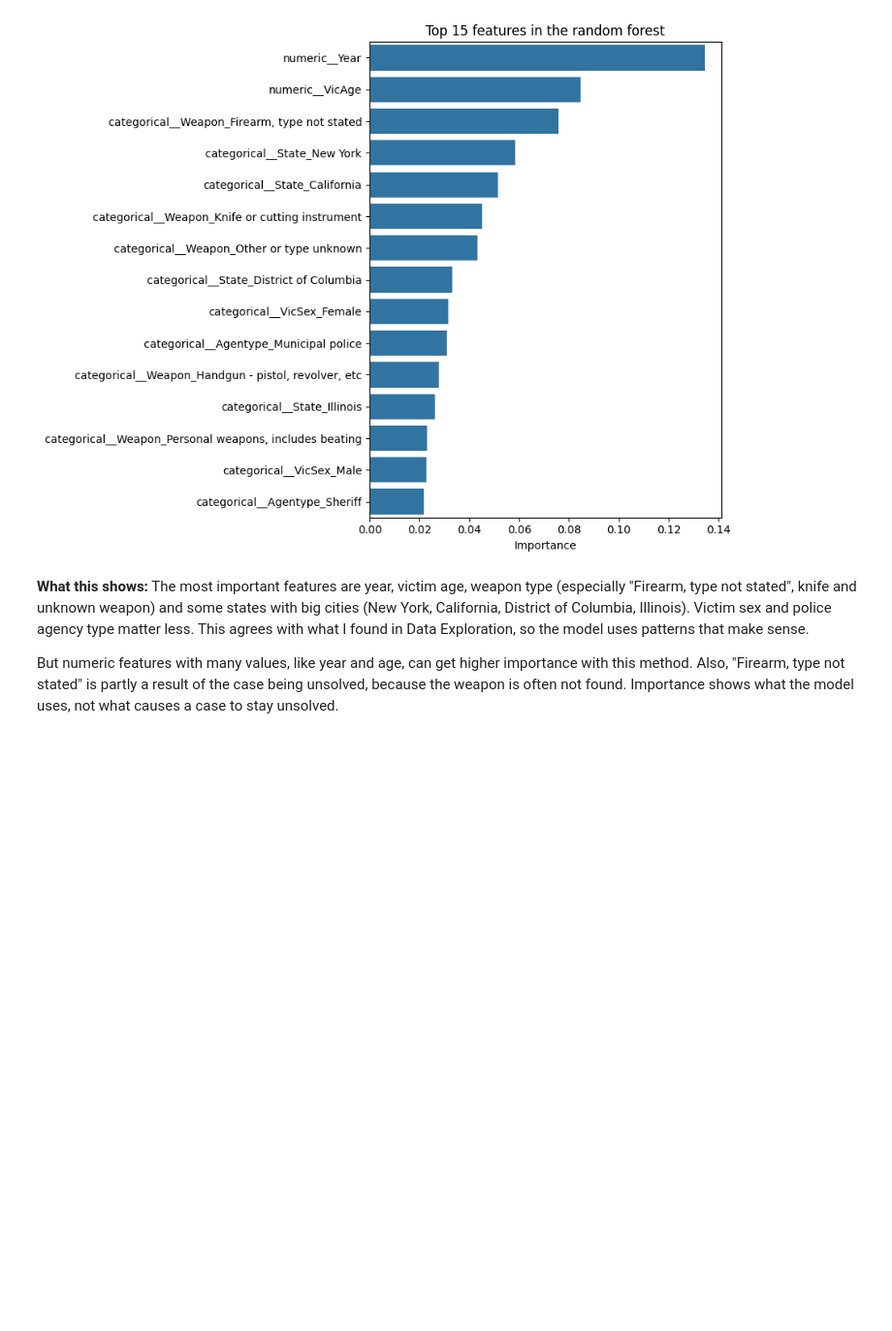
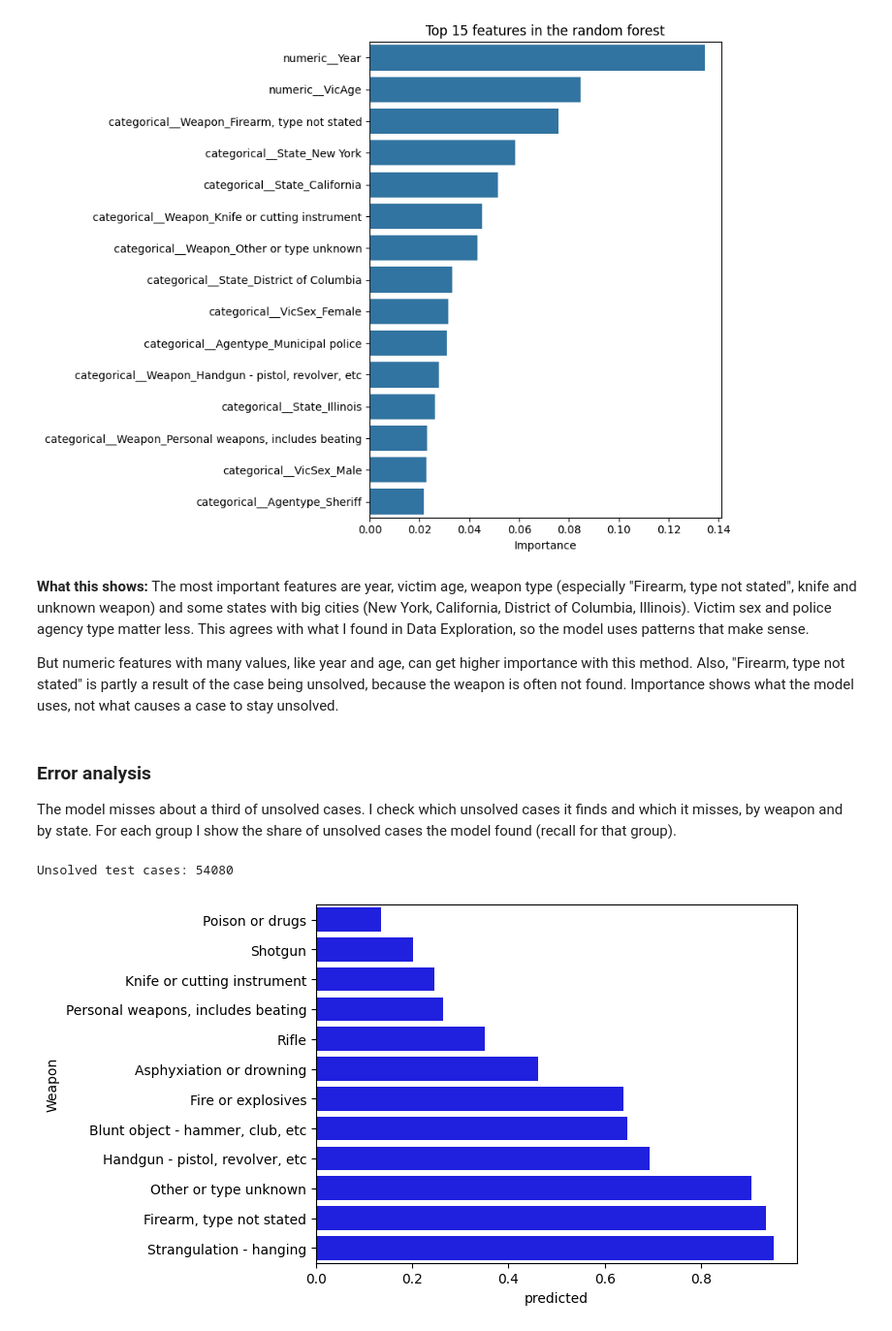
Before and after one commit to Anastasiia-hub0/unsolved-homicides-analysis, a Jupyter notebook: unsolved_homicides_analysis.ipynb, the cells around one changed output. Shown at 97% size. Drawn from its saved outputs; the diff is of its cells as text; code cells hidden in the pictures; blank space fills up the shorter version.

Commit message:
Add error analysis by weapon and state

```diff
--- a/unsolved_homicides_analysis.ipynb
+++ b/unsolved_homicides_analysis.ipynb
@@ -1107,3 +1107,26 @@ plt.show()
 **What this shows:** The most important features are year, victim age, weapon type (especially "Firearm, type not stated", knife and unknown weapon) and some states with big cities (New York, California, District of Columbia, Illinois). Victim sex and police agency type matter less. This agrees with what I found in Data Exploration, so the model uses patterns that make sense.
 
 But numeric features with many values, like year and age, can get higher importance with this method. Also, "Firearm, type not stated" is partly a result of the case being unsolved, because the weapon is often not found. Importance shows what the model uses, not what causes a case to stay unsolved.
+# %% [markdown]
+### Error analysis
+The model misses about a third of unsolved cases. I check which unsolved cases it finds and which it misses, by weapon and by state. For each group I show the share of unsolved cases the model found (recall for that group).
+# %%
+errors = X_test.copy()
+errors["actual"] = y_test
+errors["predicted"] = test_pred
+
+unsolved_test = errors.loc[errors["actual"] == 1]
+print("Unsolved test cases:", len(unsolved_test))
+# %% [output]
+Unsolved test cases: 54080
+# %%
+recall_by_weapon = (
+    unsolved_test.groupby("Weapon")
+    .agg({"predicted": "mean"})
+    .sort_values(by="predicted")
+    .reset_index()
+)
+
+sns.barplot(x="predicted", y="Weapon", data=recall_by_weapon, color="b");
+# %% [output]
+[figure, added]
```
Also changed, not shown: parts of 2 cells of this notebook.
